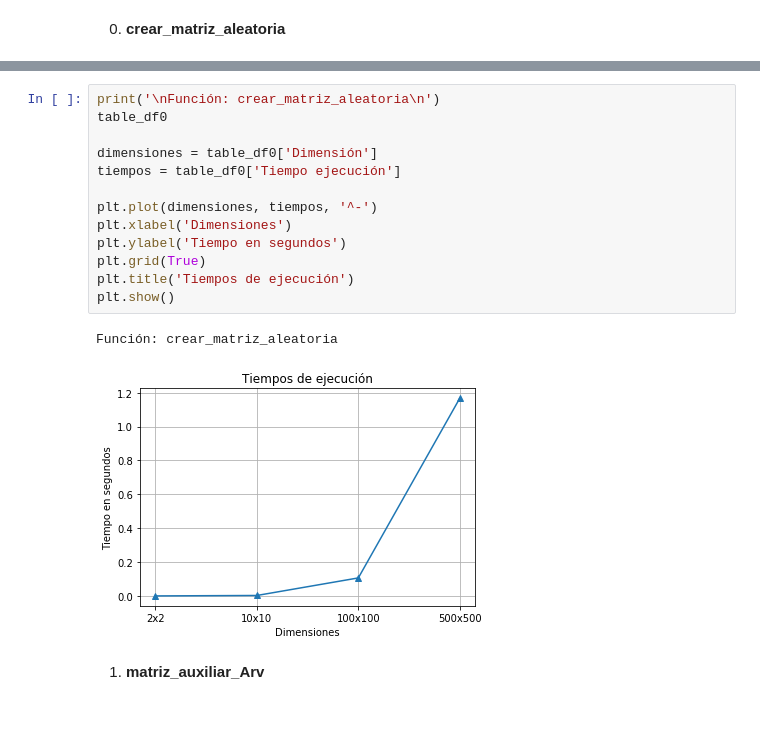
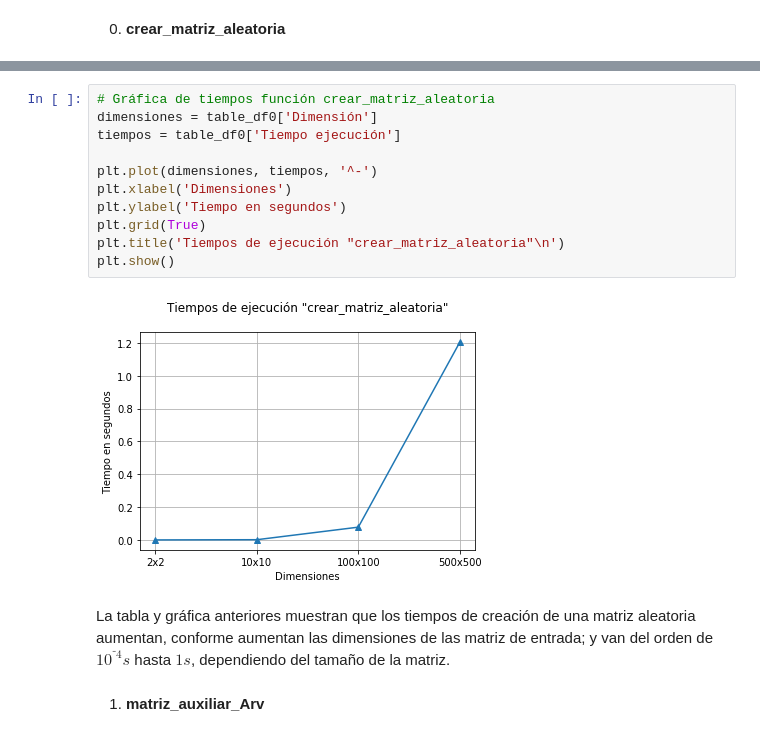
Before and after one commit to DorelyMS/ex-modulo-3-comp-matricial-qr-dapivei, a Jupyter notebook: Reporte/Insumos/Tiempos_granular.ipynb, the cells around one changed output, grey strips where cells are left out. Saved outputs shown, nothing was run; the diff lists cells and outputs as text.

Commit message:
Se añaden tablas de tiempos y comparaciones

```diff
--- a/Reporte/Insumos/Tiempos_granular.ipynb
+++ b/Reporte/Insumos/Tiempos_granular.ipynb
@@ -443,18 +432,17 @@ En seguida se muestra una comparación de los tiempos obtenidos en la ejecución
 # %%
-print('\nFunción: crear_matriz_aleatoria\n')
-table_df0
-
+# Gráfica de tiempos función crear_matriz_aleatoria
 dimensiones = table_df0['Dimensión']
 tiempos = table_df0['Tiempo ejecución']
 
 plt.plot(dimensiones, tiempos, '^-')
 plt.xlabel('Dimensiones')
 plt.ylabel('Tiempo en segundos')
 plt.grid(True)
-plt.title('Tiempos de ejecución')
+plt.title('Tiempos de ejecución "crear_matriz_aleatoria"\n')
 plt.show()
 # %% [output]
-Función: crear_matriz_aleatoria
-[figure, old version]
+[figure, new version]
+# %% [markdown]
+La tabla y gráfica anteriores muestran que los tiempos de creación de una matriz aleatoria aumentan, conforme aumentan las dimensiones de las matriz de entrada; y van del orden de $10^{⁻4} s$ hasta $1 s$, dependiendo del tamaño de la matriz.
 # %% [markdown]
 1. **matriz_auxiliar_Arv**
```
Also changed, not shown: parts of 37 cells of this notebook.
